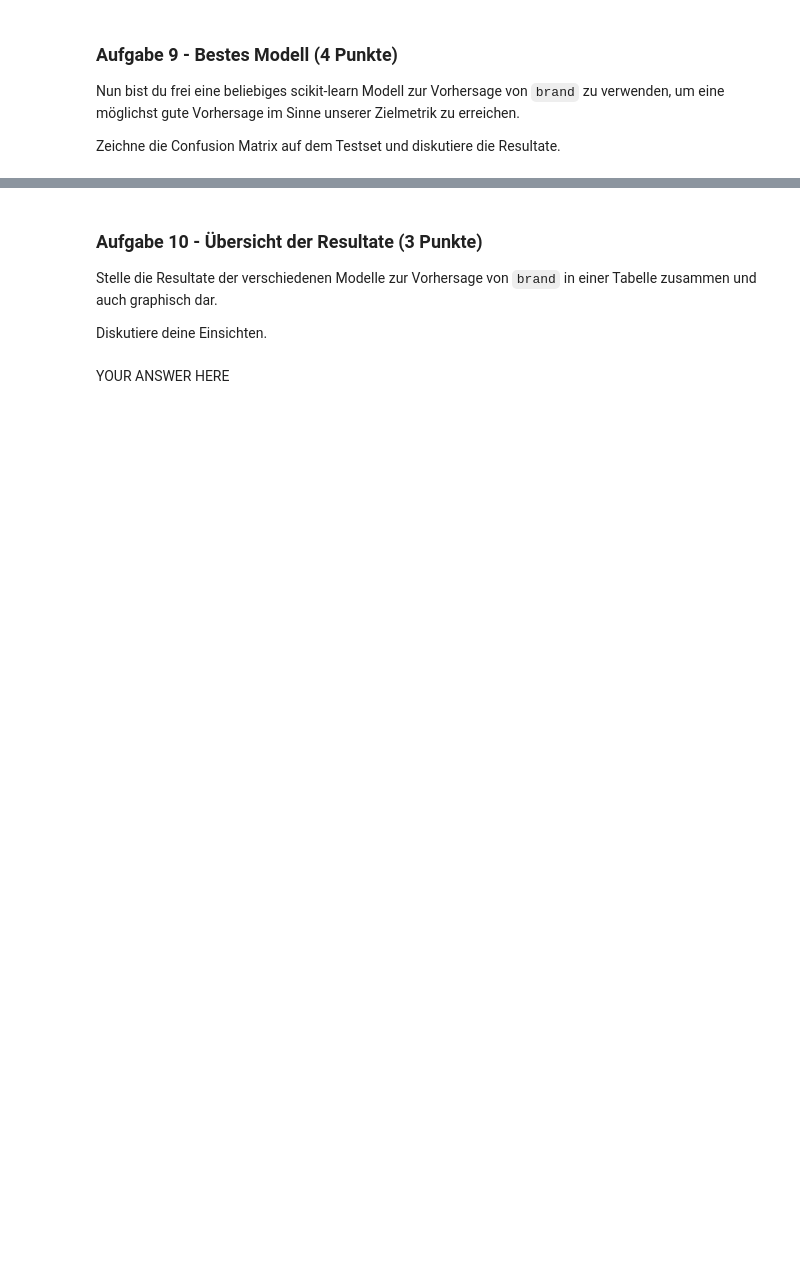
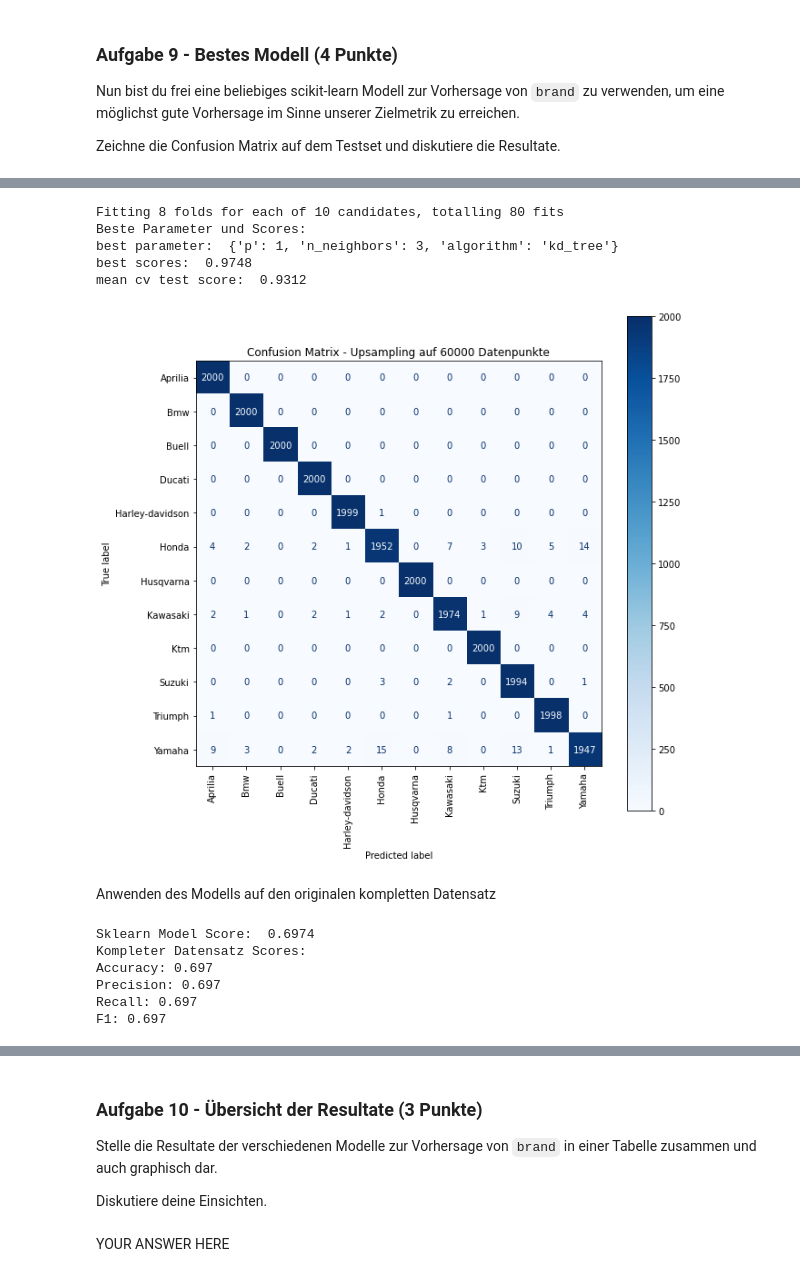
Before and after one commit to rootpi2203/ds_gml, a Jupyter notebook: gml_minichallenge_2/gml_minichallenge_2.ipynb, the cells around one changed output, grey strips where cells are left out. Saved outputs shown, nothing was run; the diff lists cells and outputs as text; code cells hidden in the pictures; blank space fills up the shorter version.

```diff
--- a/gml_minichallenge_2/gml_minichallenge_2.ipynb
+++ b/gml_minichallenge_2/gml_minichallenge_2.ipynb
@@ -2377,0 +2414,4 @@ YOUR ANSWER HERE
+# %%
+attr_knn = ['displacement', 'performance', 'price', 'curb_weight', 'mileage', 'age_year', 'brand']
+df_knn = df_moto_clean[attr_knn].copy()
+df_knn
@@ -2377,0 +2600,60 @@ YOUR ANSWER HERE
+# %%
+from sklearn.model_selection import KFold
+
+# Modell erstellen
+knn2_sklearn = KNeighborsClassifier()
+
+# Parameter festlegen
+param_grid = {'n_neighbors': [3, 5, 7, 9, 11],
+                  'algorithm': ['auto', 'kd_tree'],
+                  'p': [1, 2]}
+
+# Corssvalidation mit shuffle
+cf_knn = KFold(n_splits=8, random_state=42, shuffle=True)
+
+# GridSearchCV suche
+knn2_sklearn = RandomizedSearchCV(estimator=knn2_sklearn,
+                              param_distributions=param_grid,
+                              cv=cf_knn, verbose=1)
+
+knn2_sklearn.fit(X_knn_test, y_knn_test)
+
+# Randomized Search Parameter Info
+print('Beste Parameter und Scores:')
+print('best parameter: ', knn2_sklearn.best_params_)
+print('best scores: ', knn2_sklearn.best_score_.round(4))
+#print('grid scores: ', knn2_sklearn.cv_results_.keys())
+print('mean cv test score: ', np.mean(knn2_sklearn.cv_results_['mean_test_score']).round(4))
+# %% [output]
+Fitting 8 folds for each of 10 candidates, totalling 80 fits
+Beste Parameter und Scores:
+best parameter:  {'p': 1, 'n_neighbors': 3, 'algorithm': 'kd_tree'}
+best scores:  0.9748
+mean cv test score:  0.9312
+# %%
+fig, ax = plt.subplots(figsize=(10, 10))
+plot_confusion_matrix(knn2_sklearn.best_estimator_, X_knn_test, y_knn_test,
+                      xticks_rotation='vertical', cmap=plt.cm.Blues, ax=ax)
+plt.title('Confusion Matrix - Upsampling auf 60000 Datenpunkte')
+plt.show()
+# %% [output]
+[figure, added]
+# %% [markdown]
+Anwenden des Modells auf den originalen kompletten Datensatz
+# %%
+# Modell anwenden
+y_all_pred = knn2_sklearn.best_estimator_.predict(X_all_knn)
+
+# Score Model sklearn
+print('Sklearn Model Score: ', knn2_sklearn.best_estimator_.score(X_all_knn, y_all_knn).round(4))
+
+# F1 Score Testdaten
+print('Kompleter Datensatz Scores:')
+knn3_sklearn_acc, knn3_sklearn_acc, knn3_sklearn_pre, knn3_sklearn_f1 = calc_class_scores(y_all_knn, y_all_pred, print_info=True)
+# %% [output]
+Sklearn Model Score:  0.6974
+Kompleter Datensatz Scores:
+Accuracy: 0.697
+Precision: 0.697
+Recall: 0.697
+F1: 0.697
```
Also changed, not shown: parts of 26 cells of this notebook.
